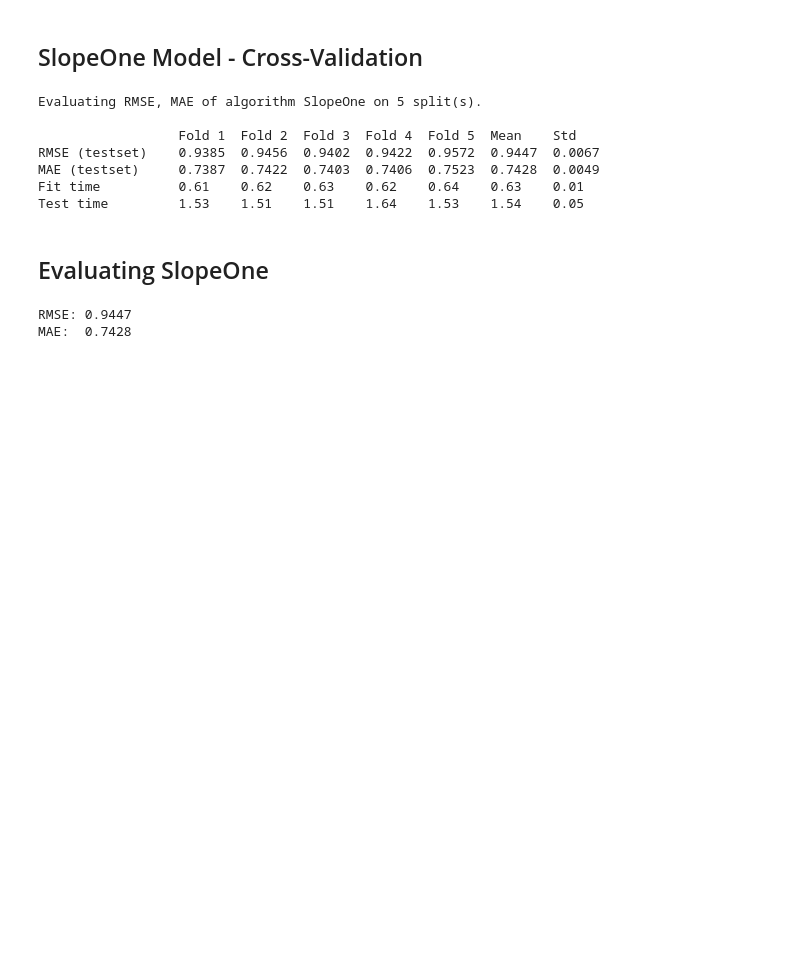
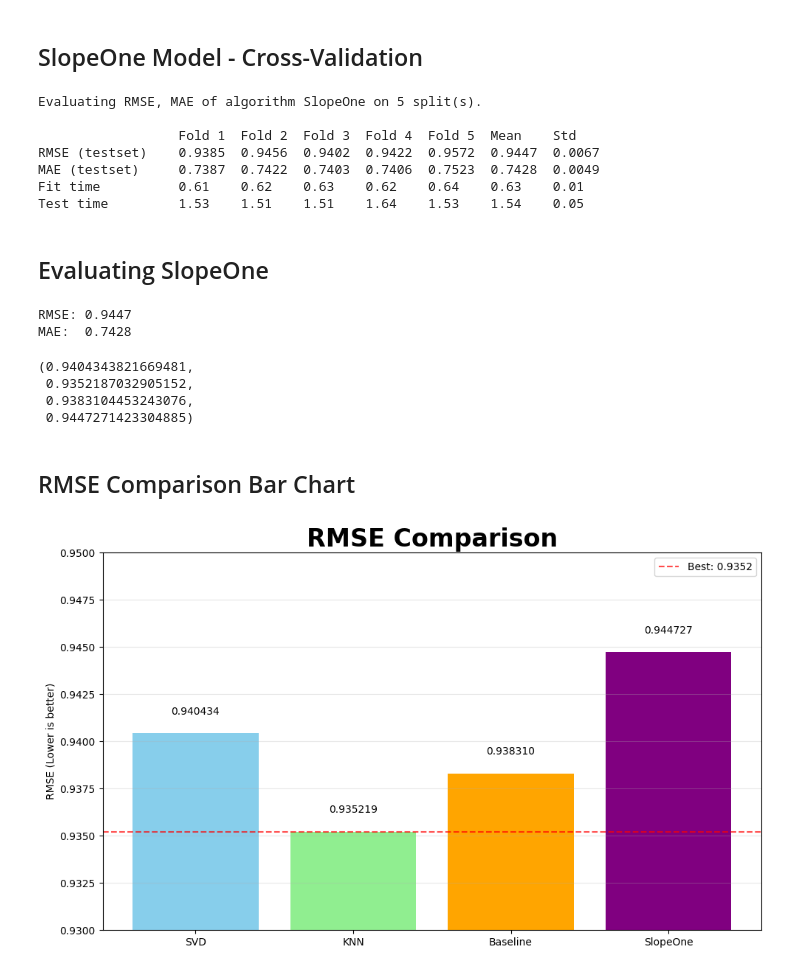
Before and after one commit to pouya-abdoli/Recommendation-System, a Jupyter notebook: MovieLens-100k.ipynb, the cells around one changed output. Cells and saved outputs as stored; diff of their text form; code cells hidden in the pictures; blank space fills up the shorter version.

Commit message:
Add RMSE comparison bar chart for recommendation models

```diff
--- a/MovieLens-100k.ipynb
+++ b/MovieLens-100k.ipynb
@@ -416,3 +416,60 @@ print(f"MAE:  {slopeone_mae:.4f}")
 # %% [output]
 RMSE: 0.9447
 MAE:  0.7428
+# %%
+svd_rmse, knn_rmse, baseline_rmse, slopeone_rmse
+# %% [output]
+(0.9404343821669481,
+ 0.9352187032905152,
+ 0.9383104453243076,
+ 0.9447271423304885)
+# %% [markdown]
+## RMSE Comparison Bar Chart
+# %%
+import matplotlib.pyplot as plt
+
+models = ['SVD', 'KNN', 'Baseline', 'SlopeOne']
+rmse_values = [svd_rmse, knn_rmse, baseline_rmse, slopeone_rmse]
+
+plt.figure(figsize=(10, 6))
+
+plt.bar(x=models,
+        height=rmse_values,
+        color=['skyblue', 'lightgreen', 'orange', 'purple'])
+
+plt.ylabel("RMSE (Lower is better)")
+
+plt.title("RMSE Comparison",
+          fontsize=24,
+          fontweight='bold')
+
+# Zoom y-axis
+plt.ylim(0.93, 0.95)
+
+# add light horizontal grid lines
+plt.grid(axis='y', alpha=0.3)
+
+# Find the best (lowest) RMSE value
+min_rmse = min(rmse_values)
+
+# Draw horizontal dashed line at the best RMSE value
+plt.axhline(y=min_rmse,
+            color='red',
+            linestyle="--",
+            alpha=0.7,
+            label = f"Best: {min_rmse:.4f}")
+
+# Add RMSE value labels on top of each bar
+for index, value in enumerate(rmse_values):
+    # Adds text at position(x, y)
+    plt.text(x= index,               # X-coordinate
+             y = value + 0.001,      # y-coordinate + slight value to place it above the bar
+             s = f'{value:4f}',      # string
+             ha='center')            # horizontal alignment
+
+plt.legend()
+
+plt.tight_layout()
+plt.show()
+# %% [output]
+[figure, added]
```
